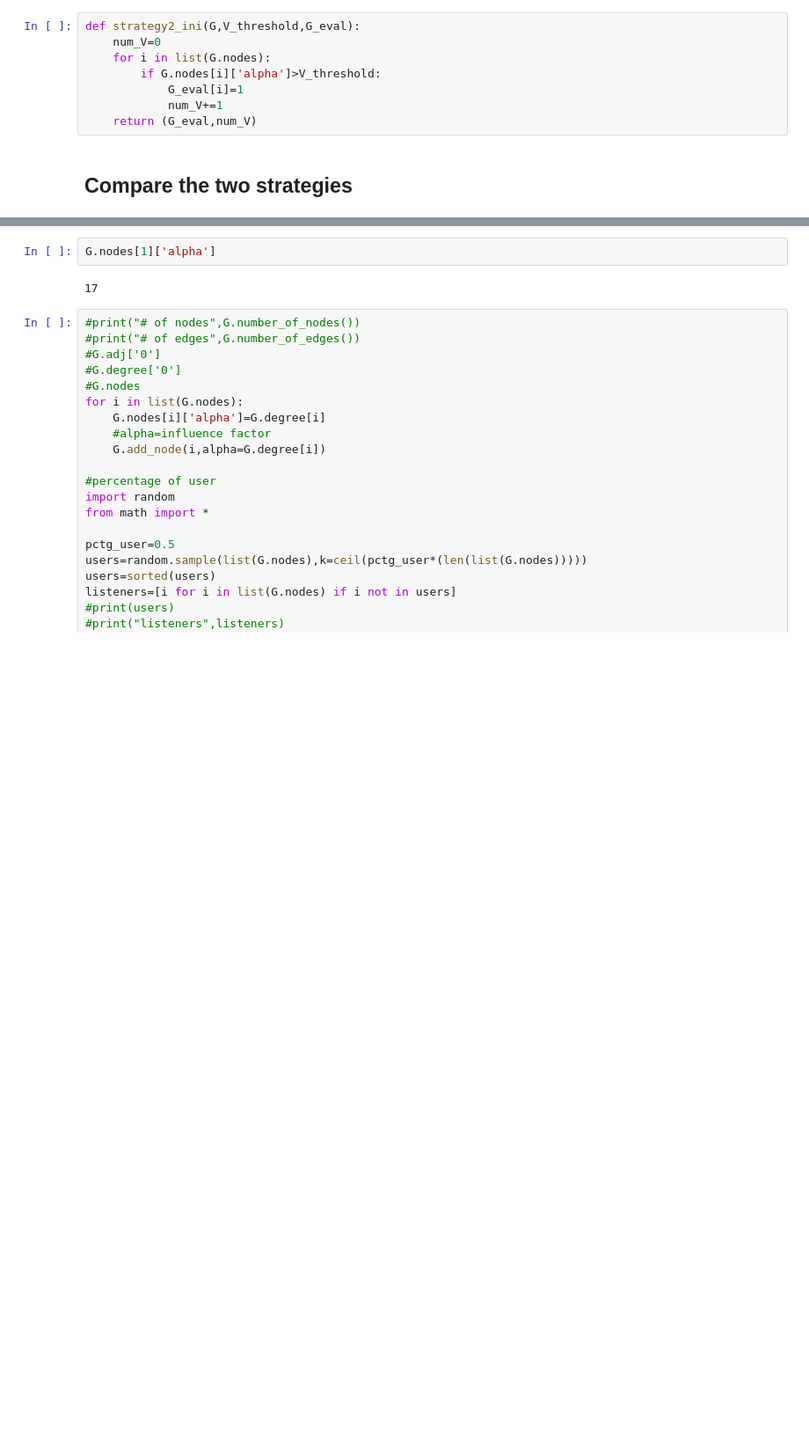
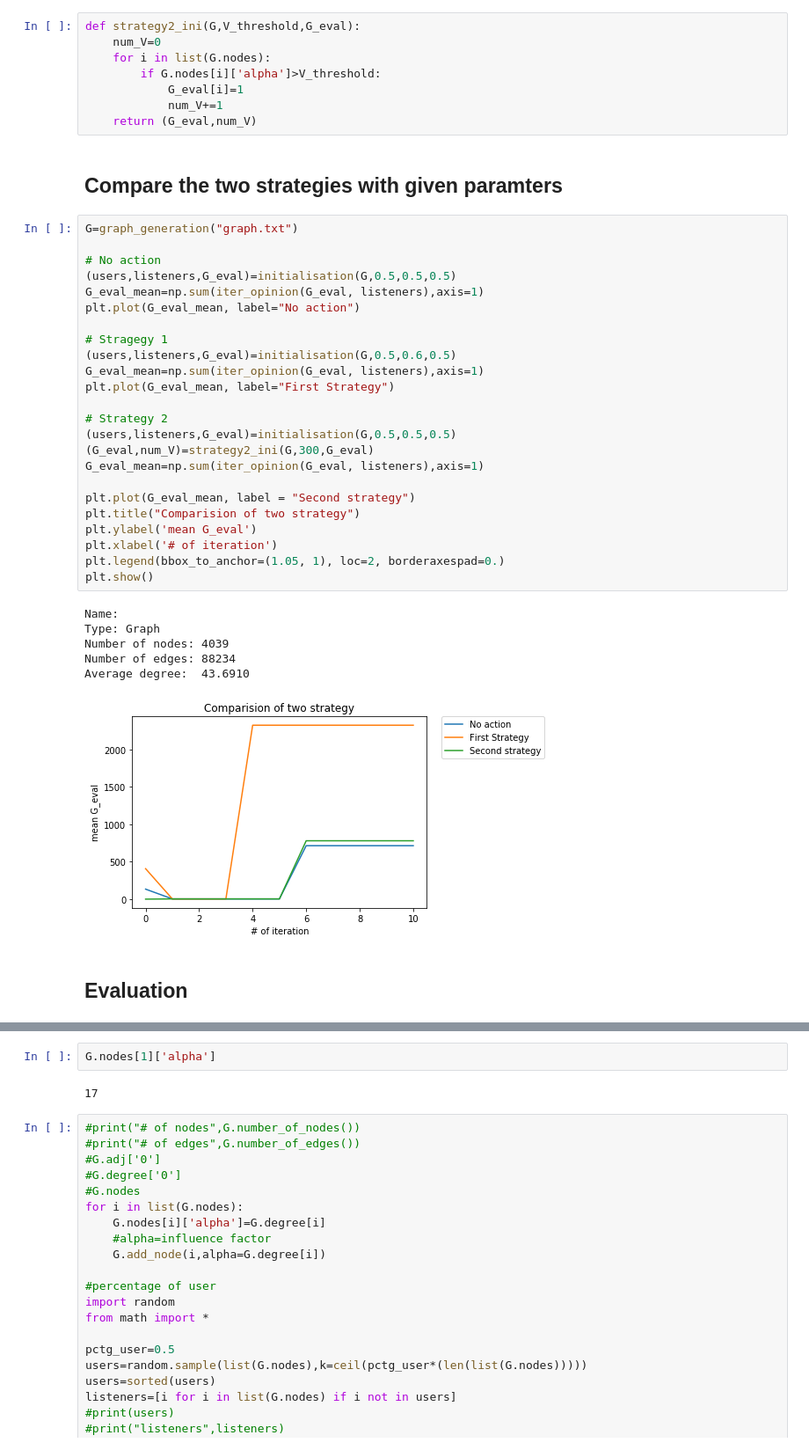
Before and after one commit to sun-xiaoyu/statQ, a Jupyter notebook: Final project.ipynb, the cells around one changed output, grey strips where cells are left out. Shown: that part at 88% size. Saved outputs shown, nothing was run; the diff lists cells and outputs as text; blank space fills up the shorter version.

Commit message:
plot part fixed, now we have 3 line

```diff
--- a/Final project.ipynb
+++ b/Final project.ipynb
@@ -95,5 +95,38 @@ def strategy2_ini(G,V_threshold,G_eval):
             num_V+=1
     return (G_eval,num_V)
 # %% [markdown]
-## Compare the two strategies
+## Compare the two strategies with given paramters
+# %%
+G=graph_generation("graph.txt")
+
+# No action
+(users,listeners,G_eval)=initialisation(G,0.5,0.5,0.5)
+G_eval_mean=np.sum(iter_opinion(G_eval, listeners),axis=1)
+plt.plot(G_eval_mean, label="No action")
+
+# Stragegy 1
+(users,listeners,G_eval)=initialisation(G,0.5,0.6,0.5)
+G_eval_mean=np.sum(iter_opinion(G_eval, listeners),axis=1)
+plt.plot(G_eval_mean, label="First Strategy")
+
+# Strategy 2
+(users,listeners,G_eval)=initialisation(G,0.5,0.5,0.5)
+(G_eval,num_V)=strategy2_ini(G,300,G_eval)
+G_eval_mean=np.sum(iter_opinion(G_eval, listeners),axis=1)
+
+plt.plot(G_eval_mean, label = "Second strategy")
+plt.title("Comparision of two strategy")
+plt.ylabel('mean G_eval')
+plt.xlabel('# of iteration')
+plt.legend(bbox_to_anchor=(1.05, 1), loc=2, borderaxespad=0.)
+plt.show()
+# %% [output]
+Name:
+Type: Graph
+Number of nodes: 4039
+Number of edges: 88234
+Average degree:  43.6910
+[figure, added]
+# %% [markdown]
+## Evaluation
 # %%
```
Also changed, not shown: parts of 3 cells of this notebook.
